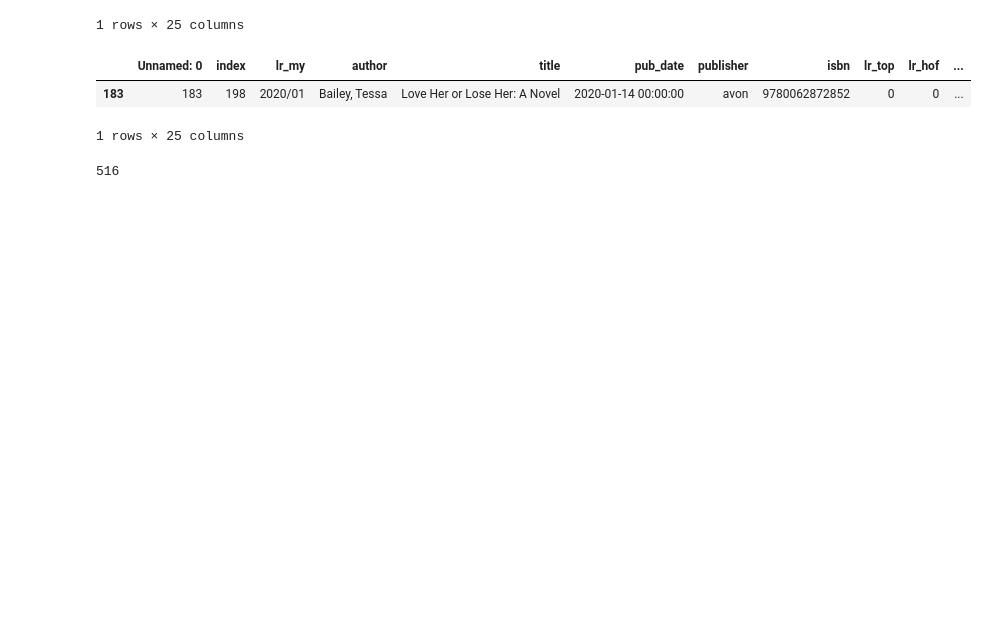
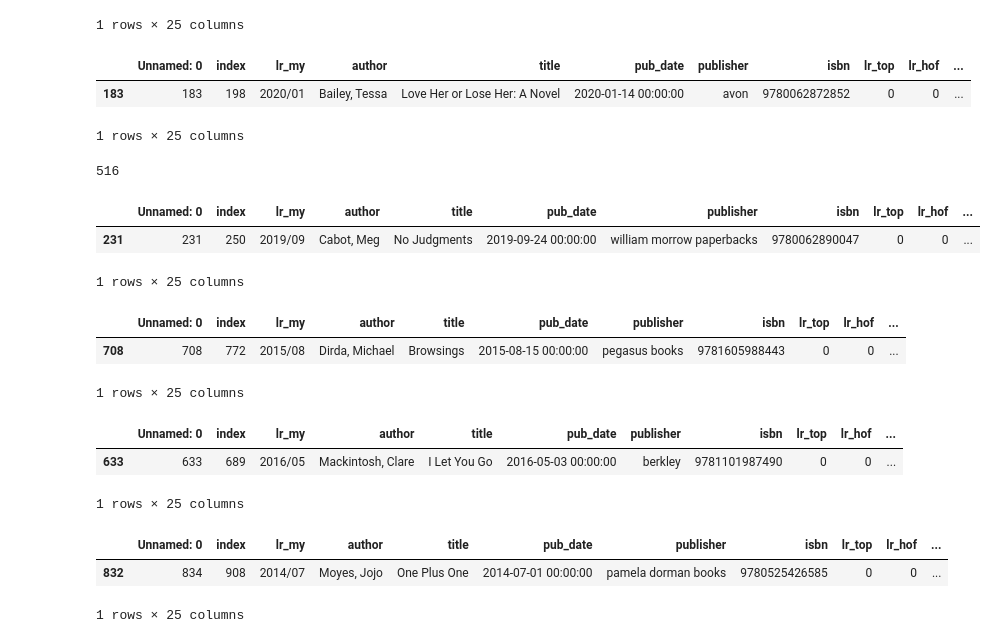
Before and after one commit to ataylor624/INFO2950, a Jupyter notebook: WorkingAnalysis.ipynb, the cells around one changed output. Drawn from its saved outputs; the diff is of its cells as text; code cells hidden in the pictures; blank space fills up the shorter version.

```diff
--- a/WorkingAnalysis.ipynb
+++ b/WorkingAnalysis.ipynb
@@ -235,3 +235,16 @@ full_df_04_14.loc[183,'genre_4'] = 'Love stories'
 full_df_04_14.loc[full_df_04_14.isbn==9780062289254].index[0]
 # %% [output]
 516
+# %%
+full_df_04_14.loc[516,'permalink'] = 'https://lccn.loc.gov/2017299737'
+full_df_04_14.loc[516,'genre_0'] = 'Paranormal romance stories.'
+full_df_04_14.loc[516,'genre_1'] = 'Fantasy fiction.'
+full_df_04_14.loc[516,'genre_2'] = 'Fiction.'
+full_df_04_14.loc[516,'genre_3'] = 'Romance fiction.'
+full_df_04_14.loc[516,'genre_4'] = 'Love stories.'
+# %%
+full_df_04_14.loc[full_df_04_14.isbn==9780062890047]
+# %% [output]
+|  | Unnamed: 0 | index | lr_my | author | title | pub_date | publisher | isbn | lr_top | lr_hof | ... |
+| 231 | 231 | 250 | 2019/09 | Cabot, Meg | No Judgments | 2019-09-24 00:00:00 | william morrow paperbacks | 9780062890047 | 0 | 0 | ... |
+1 rows × 25 columns
@@ -237,0 +254,6 @@ full_df_04_14.loc[full_df_04_14.isbn==9780062289254].index[0]
+# %%
+full_df_04_14.loc[full_df_04_14.isbn==9781605988443]
+# %% [output]
+|  | Unnamed: 0 | index | lr_my | author | title | pub_date | publisher | isbn | lr_top | lr_hof | ... |
+| 708 | 708 | 772 | 2015/08 | Dirda, Michael | Browsings | 2015-08-15 00:00:00 | pegasus books | 9781605988443 | 0 | 0 | ... |
+1 rows × 25 columns
@@ -237,0 +263,6 @@ full_df_04_14.loc[full_df_04_14.isbn==9780062289254].index[0]
+# %%
+full_df_04_14.loc[full_df_04_14.isbn==9781101987490]
+# %% [output]
+|  | Unnamed: 0 | index | lr_my | author | title | pub_date | publisher | isbn | lr_top | lr_hof | ... |
+| 633 | 633 | 689 | 2016/05 | Mackintosh, Clare | I Let You Go | 2016-05-03 00:00:00 | berkley | 9781101987490 | 0 | 0 | ... |
+1 rows × 25 columns
@@ -237,0 +273,6 @@ full_df_04_14.loc[full_df_04_14.isbn==9780062289254].index[0]
+# %%
+full_df_04_14.loc[full_df_04_14.isbn==9780525426585]
+# %% [output]
+|  | Unnamed: 0 | index | lr_my | author | title | pub_date | publisher | isbn | lr_top | lr_hof | ... |
+| 832 | 834 | 908 | 2014/07 | Moyes, Jojo | One Plus One | 2014-07-01 00:00:00 | pamela dorman books | 9780525426585 | 0 | 0 | ... |
+1 rows × 25 columns
```
Also changed, not shown: parts of 24 cells of this notebook, 3 other files.
